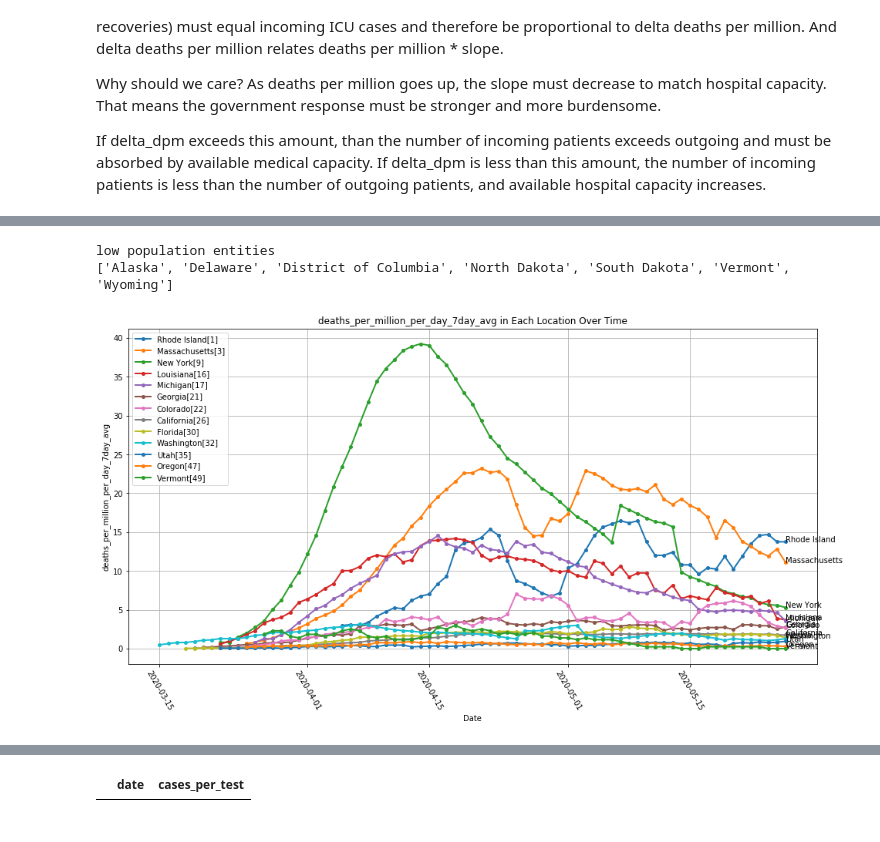
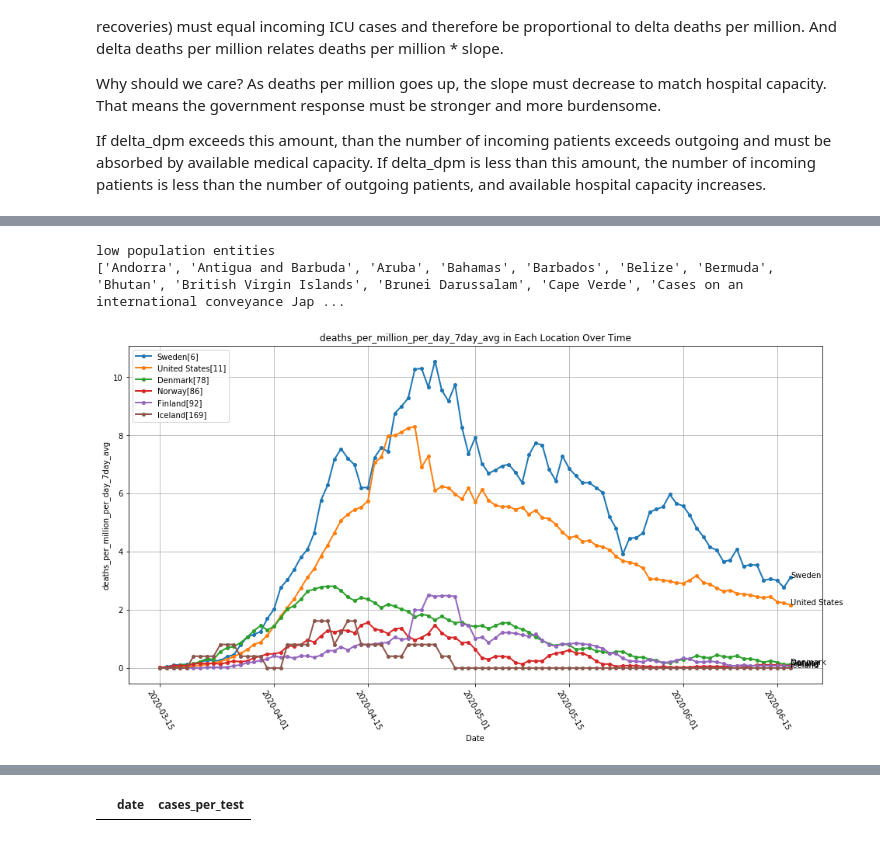
Before and after one commit to todddeluca/coronavirus, a Jupyter notebook: coronavirus_trajectories.ipynb, the cells around one changed output, grey strips where cells are left out. Cells and saved outputs as stored; diff of their text form; code cells hidden in the pictures.

```diff
--- a/coronavirus_trajectories.ipynb
+++ b/coronavirus_trajectories.ipynb
@@ -52,6 +68,10 @@ from coronavirus.viz import plot_trajectories, days_since_trim, prioritize_entit
 # %%
 # takes a minute
 start = datetime.datetime.now()
-states_df, countries_df, all_df = load_all(download=True)
+# takes 20 seconds
+states_df = (load_covidtracking_state_data(download=True, cache=True)
+             .pipe(add_derived_values_cols))
+countries_df = (load_ecdc_country_data(download=True, cache=True)
+                .pipe(add_derived_values_cols))
 print(f'Elapsed time: {datetime.datetime.now() - start}')
 # %% [output]
@@ -101,8 +98,8 @@ df
 # Minnesota - stay-at-home 3/27 https://www.mprnews.org/story/2020/03/25/latest-on-covid19-in-minnesota
 # New Zealand - lockdown 3/25 https://www.washingtonpost.com/world/asia_pacific/new-zealand-isnt-just-flattening-the-curve-its-squashing-it/2020/04/07/6cab3a4a-7822-11ea-a311-adb1344719a9_story.html
 
-df = states_df
-# df = countries_df
+# df = states_df
+df = countries_df
 # df = all_df
 
 # Summarize the US via states_df b/c states_df has testing data
@@ -112,20 +109,20 @@ df = states_df
 
 us_states = list(states_df['entity'].unique())
 includes = list(set([
-    'Vermont',
-    'California',
-    'Oregon',
-    'Washington',
-    'New York',
-    'Michigan', 'Louisiana',
-    'Massachusetts',
-    'Rhode Island',
-    'Florida',
-    'Georgia',
-    'Utah',
-    'Colorado',
+#     'Vermont',
+#     'California',
+#     'Oregon',
+#     'Washington',
+#     'New York',
+#     'Michigan', 'Louisiana',
+#     'Massachusetts',
+#     'Rhode Island',
+#     'Florida',
+#     'Georgia',
+#     'Utah',
+#     'Colorado',
     #
-#     'United States',
+    'United States',
 #     'New Zealand',
 #     'EU',
 #     'Japan',
@@ -136,10 +133,12 @@ includes = list(set([
 #     'France',
 #             'China',
 #     countries from https://www.washingtonpost.com/opinions/2020/04/08/is-swedens-lax-approach-coronavirus-backfiring/
-#     'Sweden',
-#     'Denmark',
-#     'Norway',
-#     'Finland',
+    'Sweden',
+    'Denmark',
+    'Norway',
+    'Finland',
+    'Iceland',
+#     'New Zealand',
 #     'United Kingdom',
 #     'Malta',
 # States ~3-5M in population
@@ -214,19 +213,29 @@ excludes = list(set([
 # days_since_col = 'cases_per_day'; days_since_thresh = 100
 # index_col = 'date'; n_top = 20; n_show = 20;
 
-# values_col = 'cases_per_million_per_day_7day_avg'; log_yaxis = False
-# # days_since_col = 'cases_per_million'; days_since_thresh = 1
+# values_col = 'cases_per_million'; log_yaxis = False
+# days_since_col = 'cases_per_million'; days_since_thresh = 1
 # days_since_col = 'date'; days_since_thresh = to_datetime('2020-03-15')
 # index_col = 'date'; n_top = len(includes); n_show = n_top;
 
-values_col = 'deaths_per_million_per_day_7day_avg'; log_yaxis = False
-days_since_col = 'deaths_per_million'; days_since_thresh = 0.1
-days_since_col = 'date'; days_since_thresh = to_datetime('2020-03-15')
-index_col = 'date'; n_top = len(includes); n_show = n_top;
+# values_col = 'deaths_per_million'; log_yaxis = False
+# days_since_col = 'deaths_per_million'; days_since_thresh = 0.1
+# days_since_col = 'date'; days_since_thresh = to_datetime('2020-03-15')
+# index_col = 'date'; n_top = len(includes); n_show = n_top;
+
+# values_col = 'cases_per_million_per_day_7day_avg'; log_yaxis = False
+# days_since_col = 'cases_per_million'; days_since_thresh = 1
+# days_since_col = 'date'; days_since_thresh = to_datetime('2020-03-15')
+# index_col = 'date'; n_top = len(includes); n_show = n_top;
+
+# values_col = 'deaths_per_million_per_day_7day_avg'; log_yaxis = False
+# days_since_col = 'deaths_per_million'; days_since_thresh = 0.1
+# days_since_col = 'date'; days_since_thresh = to_datetime('2020-03-15')
+# index_col = 'date'; n_top = len(includes); n_show = n_top;
 
 # values_col = 'deaths_per_case'; log_yaxis = False
 # days_since_col = 'deaths_per_million'; days_since_thresh = 10
-# index_col = 'date'; n_top = 1; n_show = 1;
+# index_col = 'date'; n_top = len(includes); n_show = n_top;
 
 # values_col = 'deaths'; log_yaxis = False
 # days_since_col = 'deaths_per_million'; days_since_thresh = 0.1
@@ -243,32 +252,32 @@ index_col = 'date'; n_top = len(includes); n_show = n_top;
 # df['deaths_per_day_7day_avg_per_cases_per_day_7day_avg'] = df['deaths_per_day_7day_avg'] / df['cases_per_day_7day_avg']
 # values_col = 'deaths_per_day_7day_avg_per_cases_per_day_7day_avg'; log_yaxis = False
 # days_since_col = 'date'; days_since_thresh = to_datetime('2020-03-01')
 # index_col = 'date'; n_top = 2; n_show = n_top;
 
 # df['deaths_per_day_7day_avg_per_cases_per_day_7day_avg'] = df['deaths_per_day_7day_avg'] / df['cases_per_day_7day_avg']
 # # values_col = 'deaths_per_case'; log_yaxis = False
 # values_col = 'deaths_per_day_7day_avg_per_cases_per_day_7day_avg'; log_yaxis = False
 # days_since_col = 'date'; days_since_thresh = pd.to_datetime('2020-04-01')
 
 # n_top = 20
 # n_top = len(includes)
 # n_show = n_top
 rank = False
 # rank = True
 ascending = False
 # ascending = True  # for cases/test 14day ratio, lower is better
 show_legend = True
 
 df = days_since_trim(df, index_col, days_since_col, days_since_thresh, values_col)
 piv = plot_trajectories(df,
                         index_col=index_col, values_col=values_col,
                         rank=rank, n_top=n_top, n_show=n_show,
                         includes=includes, excludes=excludes,
                         log_yaxis=log_yaxis,
                         ascending=ascending,
                         show_legend=show_legend,
                        )
 # %% [output]
 low population entities
-['Alaska', 'Delaware', 'District of Columbia', 'North Dakota', 'South Dakota', 'Vermont', 'Wyoming']
+['Andorra', 'Antigua and Barbuda', 'Aruba', 'Bahamas', 'Barbados', 'Belize', 'Bermuda', 'Bhutan', 'British Virgin Islands', 'Brunei Darussalam', 'Cape Verde', 'Cases on an international conveyance Jap ...
-[figure, old version]
+[figure, new version]
```
Also changed, not shown: parts of 6 cells of this notebook, 5 other files.
